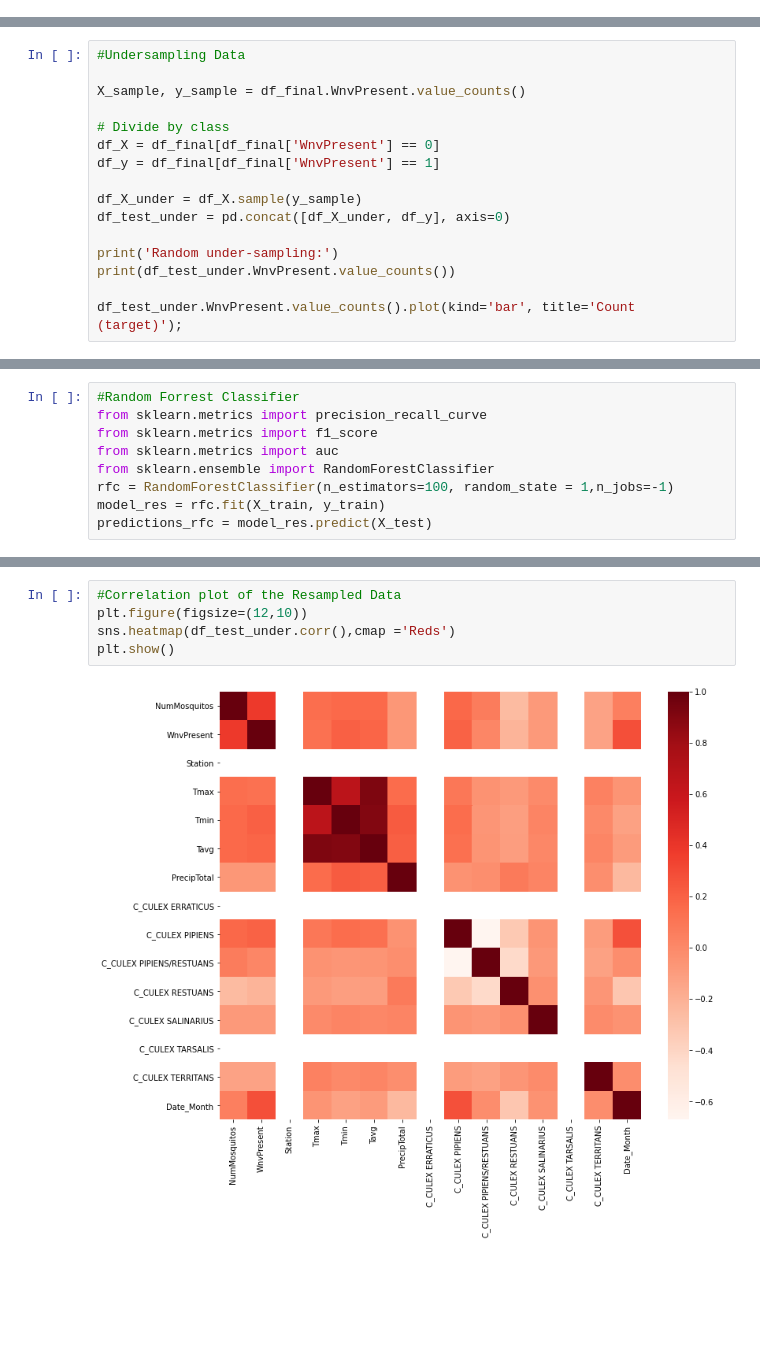
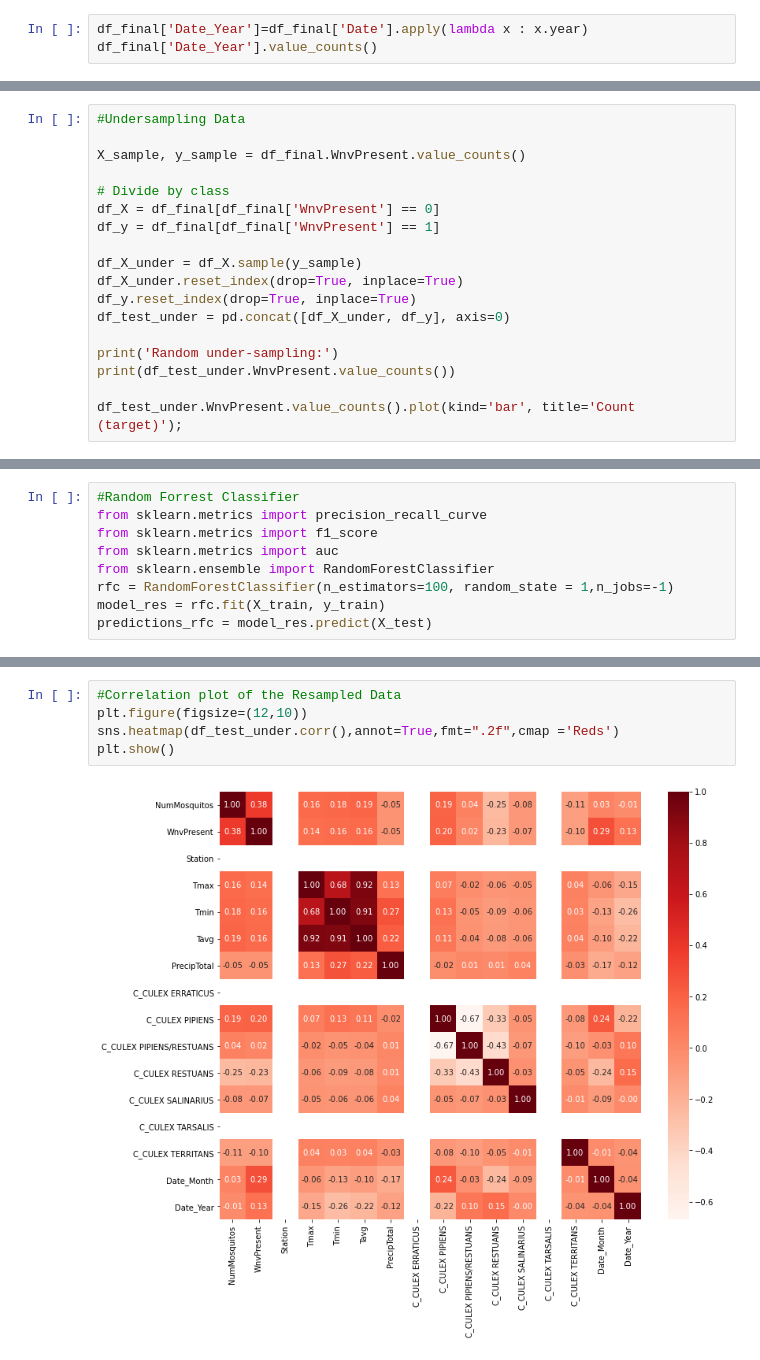
Before and after one commit to tsimon503/WestNileVirus, a Jupyter notebook: Captsone 1.ipynb, the cells around one changed output, grey strips where cells are left out. Saved outputs shown, nothing was run; the diff lists cells and outputs as text; blank space fills up the shorter version.

```diff
--- a/Captsone 1.ipynb
+++ b/Captsone 1.ipynb
@@ -416,3 +432,6 @@ df_final['Date_Month'].value_counts()
 10     276
 5       84
 Name: Date_Month, dtype: int64
+# %%
+df_final['Date_Year']=df_final['Date'].apply(lambda x : x.year)
+df_final['Date_Year'].value_counts()
@@ -467,6 +519,8 @@ df_X = df_final[df_final['WnvPresent'] == 0]
 df_y = df_final[df_final['WnvPresent'] == 1]
 
 df_X_under = df_X.sample(y_sample)
+df_X_under.reset_index(drop=True, inplace=True)
+df_y.reset_index(drop=True, inplace=True)
 df_test_under = pd.concat([df_X_under, df_y], axis=0)
 
 print('Random under-sampling:')
@@ -614,7 +884,7 @@ plt.show()
 # %%
 #Correlation plot of the Resampled Data
 plt.figure(figsize=(12,10))
-sns.heatmap(df_test_under.corr(),cmap ='Reds')
+sns.heatmap(df_test_under.corr(),annot=True,fmt=".2f",cmap ='Reds')
 plt.show()
 # %% [output]
-[figure, old version]
+[figure, new version]
```
Also changed, not shown: parts of 43 cells of this notebook.
